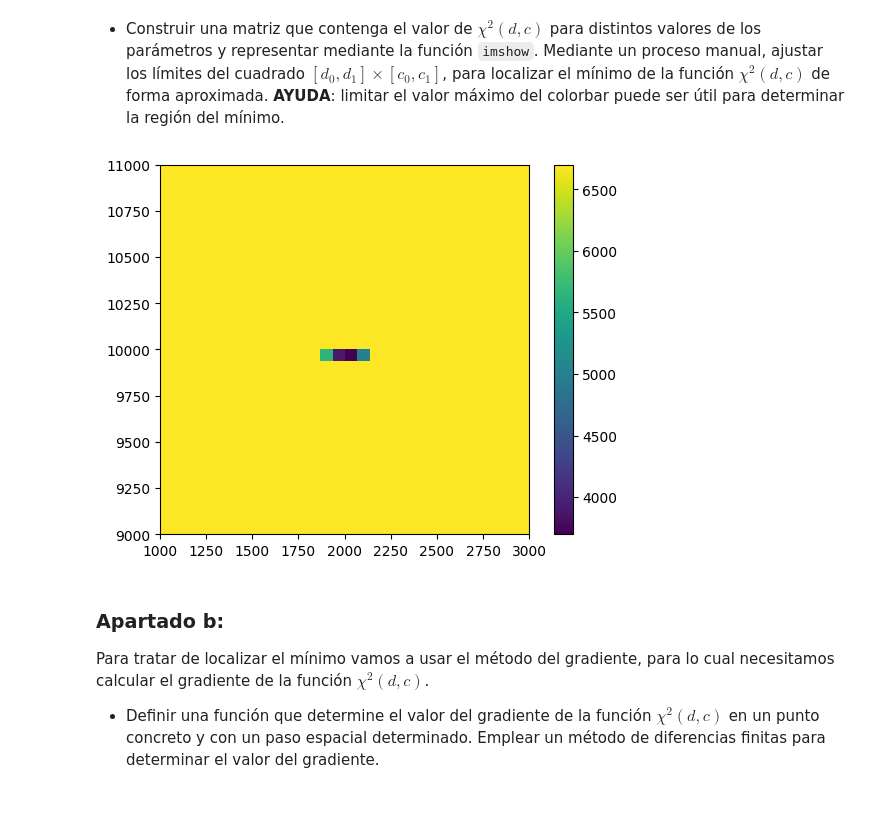
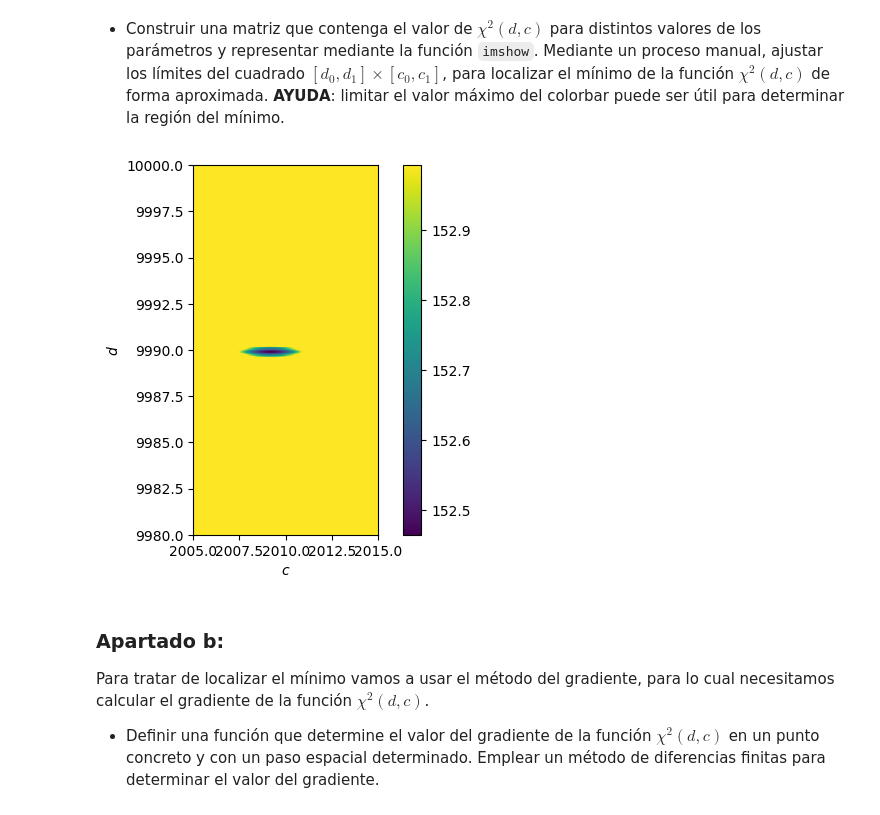
Before and after one commit to guillediaaazz/fiscomp-practices, a Jupyter notebook: P2/war-problem-enunciados.ipynb, the cells around one changed output. Saved outputs shown, nothing was run; the diff lists cells and outputs as text; code cells hidden in the pictures.

```diff
--- a/P2/war-problem-enunciados.ipynb
+++ b/P2/war-problem-enunciados.ipynb
@@ -104,21 +115,20 @@ show()
 # %% [markdown]
 - Construir una matriz que contenga el valor de $\chi^2(d,c)$ para distintos valores de los parámetros y representar mediante la función `imshow`. Mediante un proceso manual, ajustar los límites del cuadrado $[d_0,d_1]\times[c_0,c_1]$, para localizar el mínimo de la función $\chi^2(d,c)$ de forma aproximada. **AYUDA**: limitar el valor máximo del colorbar puede ser útil para determinar la región del mínimo.
 # %%
-N = 30
-d0, d1 = 9000, 11000
-c0, c1 = 1000, 3000
+N = 100
+d0, d1 = 9980, 10000
+c0, c1 = 2005, 2015
 
-chiMatrix = createChiMatrix(shotsX, shotsY, d0, d1, c0, c1, N)
+chiMatrix = createChiMatrix(d0, d1, c0, c1, N)
 
-# print(chiMatrix)
-
-umbral = 1e-3
+umbral = 0.204
 imshow(chiMatrix, extent=[c0, c1, d0, d1], vmax=umbral*chiMatrix.max((0,1)))
-# imshow(chiMatrix/chiMatrix.max((0,1)), extent=[d0, d1, c0, c1], vmax=1)
+xlabel('$c$')
+ylabel('$d$')
 colorbar()
 show()
 # %% [output]
-[figure, old version]
+[figure, new version]
 # %% [markdown]
 ### Apartado b:
 
```
Also changed, not shown: parts of 8 cells of this notebook.
